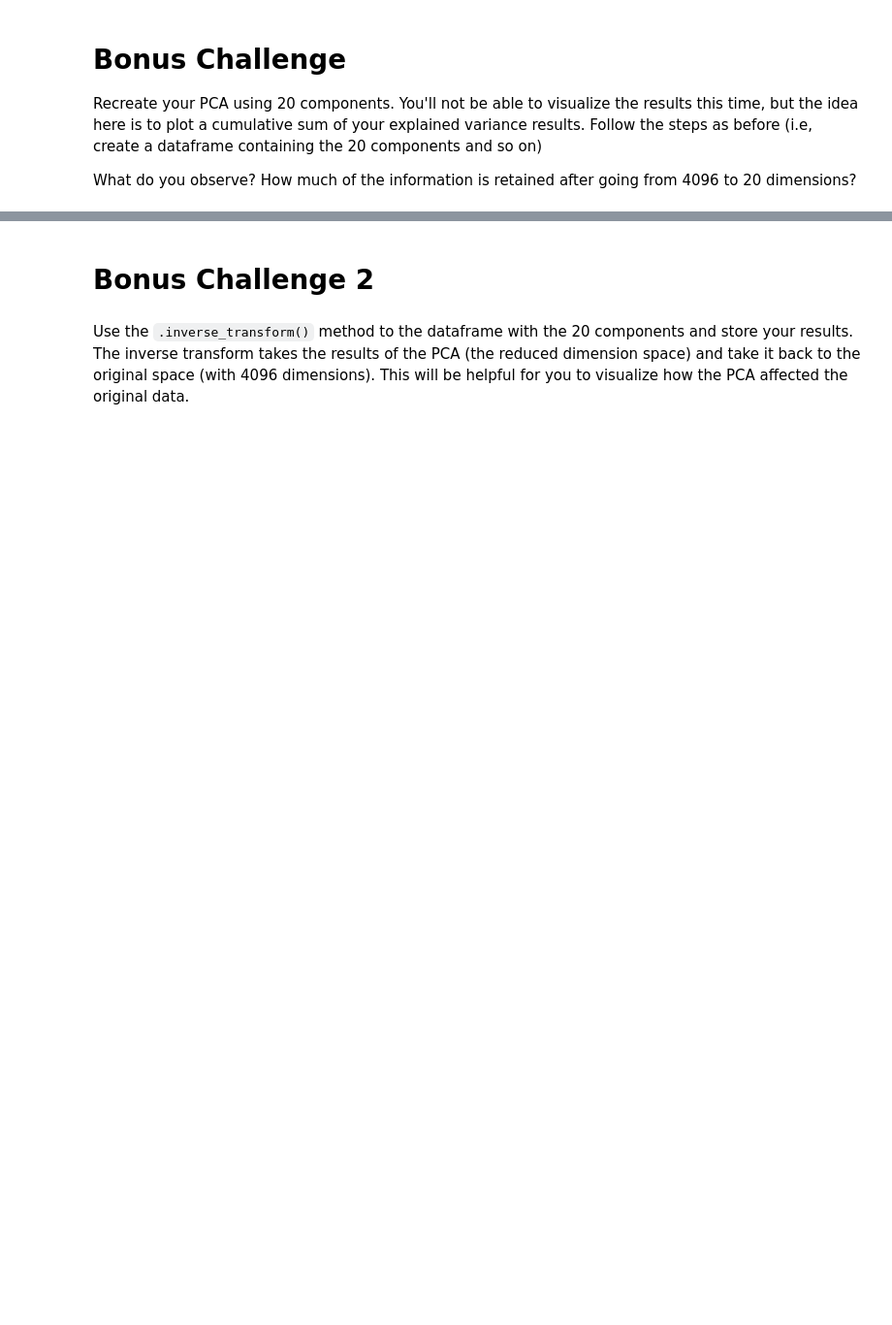
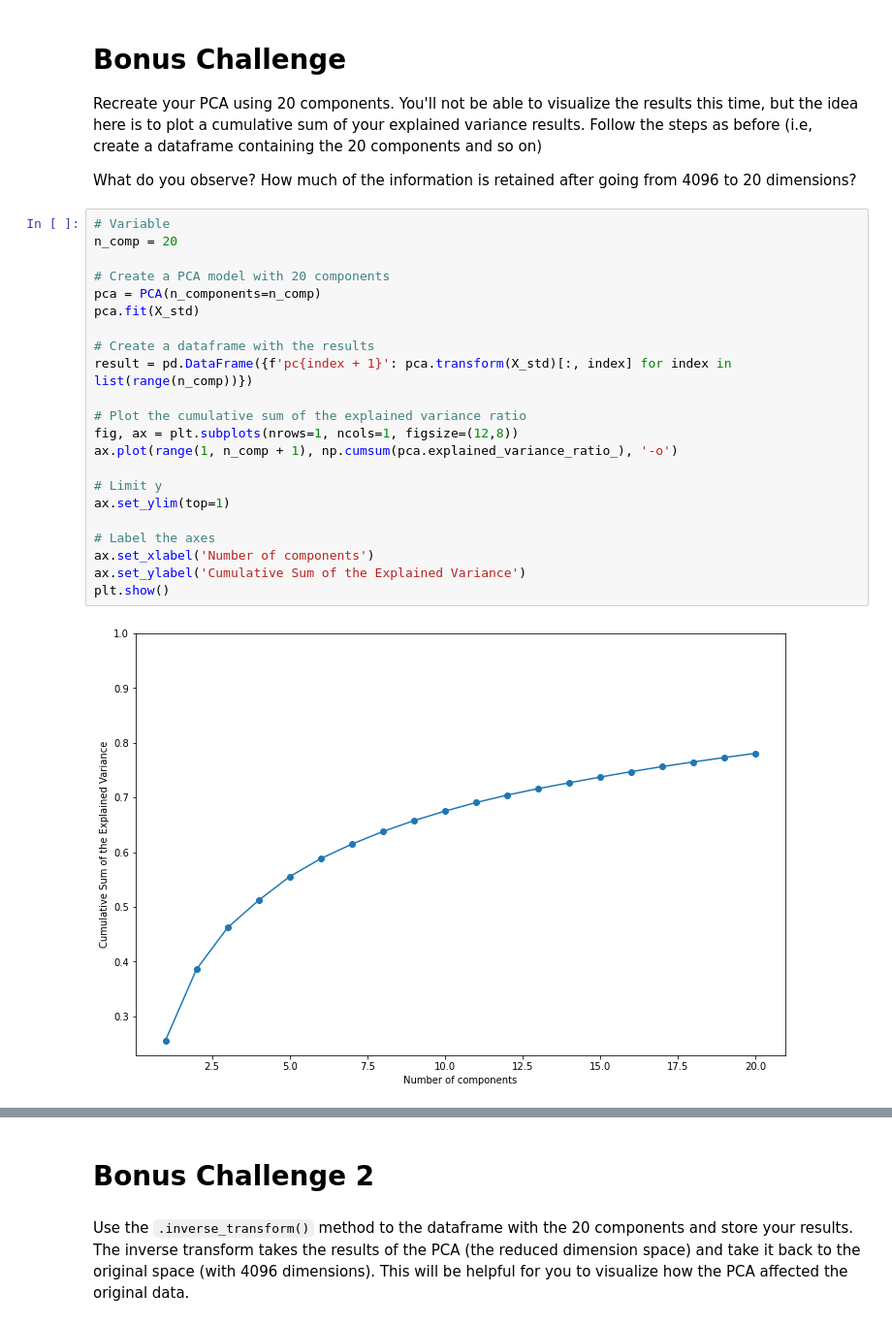
Before and after one commit to gabrielanakasato/ironhack-daft, a Jupyter notebook: labs/lab-w07/01-principal-component-analysis/your-code/main.ipynb, the cells around one changed output, grey strips where cells are left out. Shown: that part at 97% size. Drawn from its saved outputs; the diff is of its cells as text; blank space fills up the shorter version.

```diff
--- a/labs/lab-w07/01-principal-component-analysis/your-code/main.ipynb
+++ b/labs/lab-w07/01-principal-component-analysis/your-code/main.ipynb
@@ -212,3 +275,27 @@ Recreate your PCA using 20 components. You'll not be able to visualize the resul
 
 
 What do you observe? How much of the information is retained after going from 4096 to 20 dimensions?
+# %%
+# Variable
+n_comp = 20
+
+# Create a PCA model with 20 components
+pca = PCA(n_components=n_comp)
+pca.fit(X_std)
+
+# Create a dataframe with the results
+result = pd.DataFrame({f'pc{index + 1}': pca.transform(X_std)[:, index] for index in list(range(n_comp))})
+
+# Plot the cumulative sum of the explained variance ratio
+fig, ax = plt.subplots(nrows=1, ncols=1, figsize=(12,8))
+ax.plot(range(1, n_comp + 1), np.cumsum(pca.explained_variance_ratio_), '-o')
+
+# Limit y
+ax.set_ylim(top=1)
+
+# Label the axes
+ax.set_xlabel('Number of components')
+ax.set_ylabel('Cumulative Sum of the Explained Variance')
+plt.show()
+# %% [output]
+[figure, added]
```
Also changed, not shown: parts of 25 cells of this notebook.
